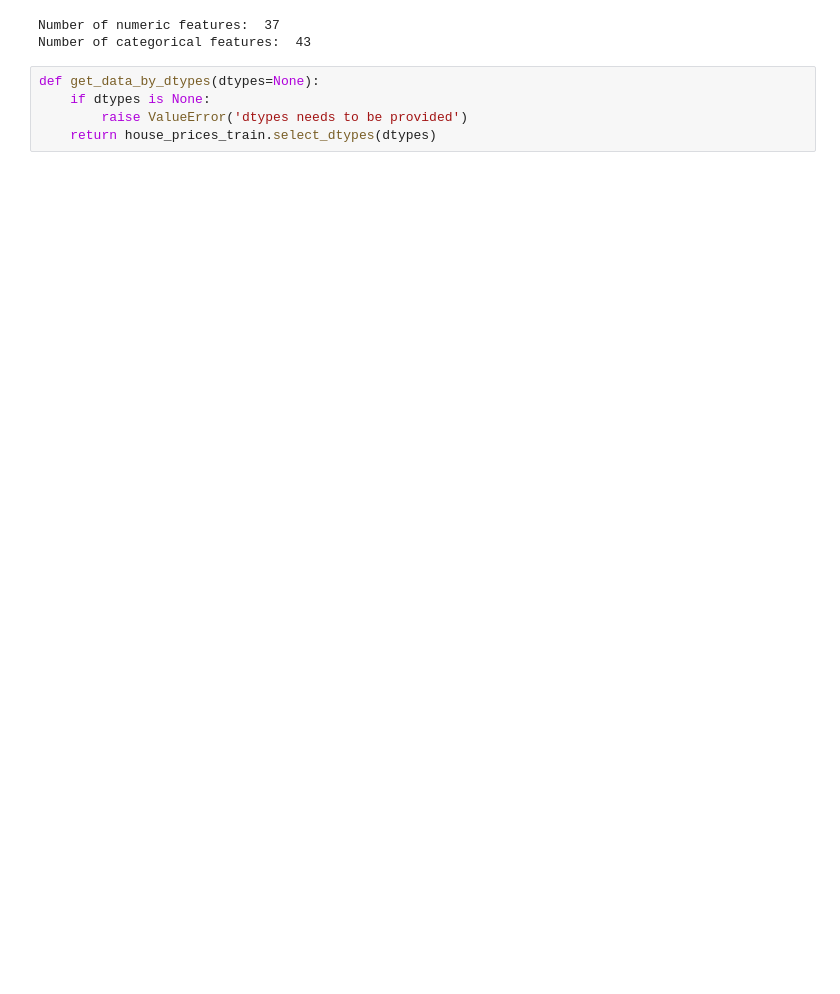
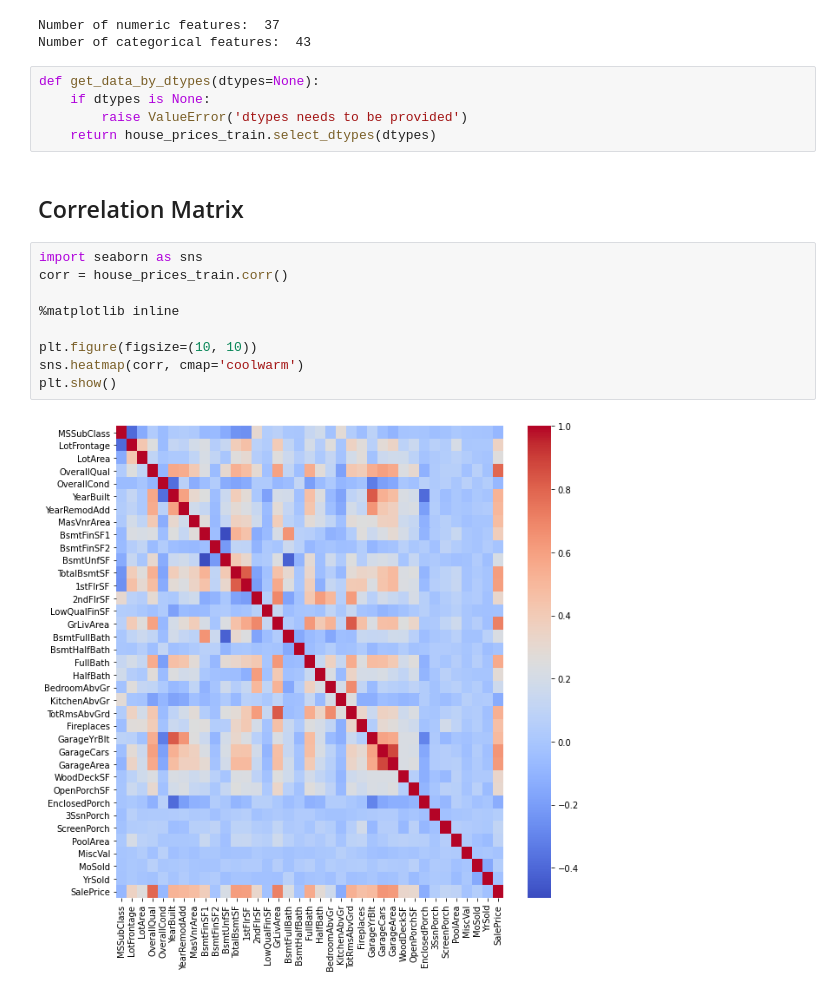
Before and after one commit to Ryan95Z/ml-house-prices, a Jupyter notebook: notebooks/House Prices - EDA.ipynb, the cells around one changed output. Cells and saved outputs as stored; diff of their text form; blank space fills up the shorter version.

```diff
--- a/notebooks/House Prices - EDA.ipynb
+++ b/notebooks/House Prices - EDA.ipynb
@@ -110,3 +110,16 @@ def get_data_by_dtypes(dtypes=None):
     if dtypes is None:
         raise ValueError('dtypes needs to be provided')
     return house_prices_train.select_dtypes(dtypes)
+# %% [markdown]
+## Correlation Matrix
+# %%
+import seaborn as sns
+corr = house_prices_train.corr()
+
+%matplotlib inline
+
+plt.figure(figsize=(10, 10))
+sns.heatmap(corr, cmap='coolwarm')
+plt.show()
+# %% [output]
+[figure, added]
```
Also changed, not shown: parts of 13 cells of this notebook.
